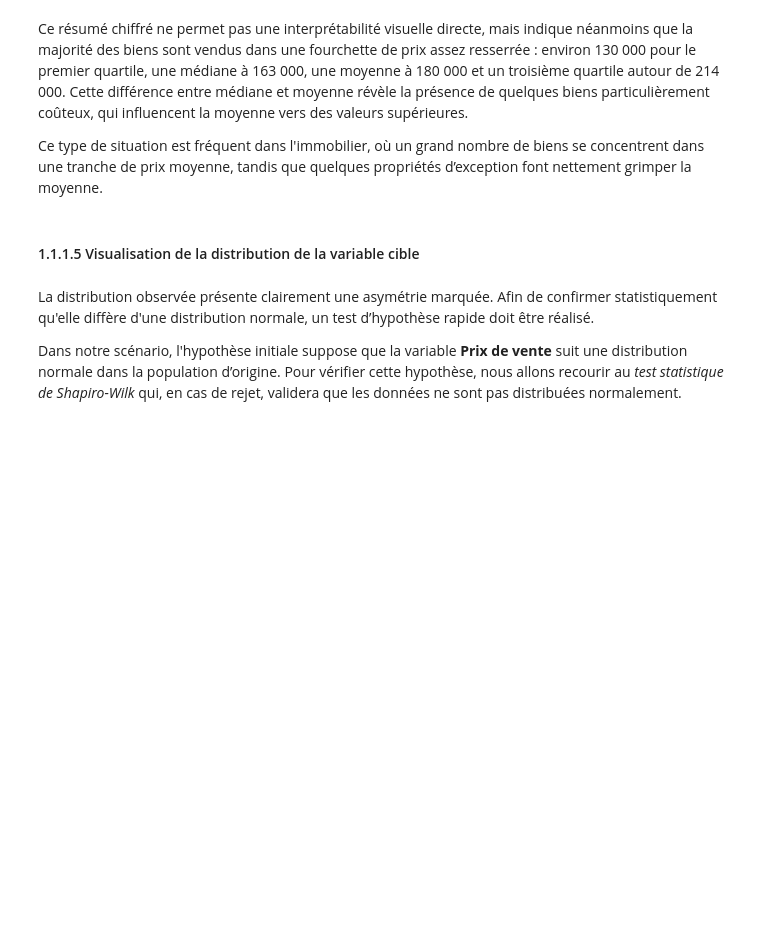
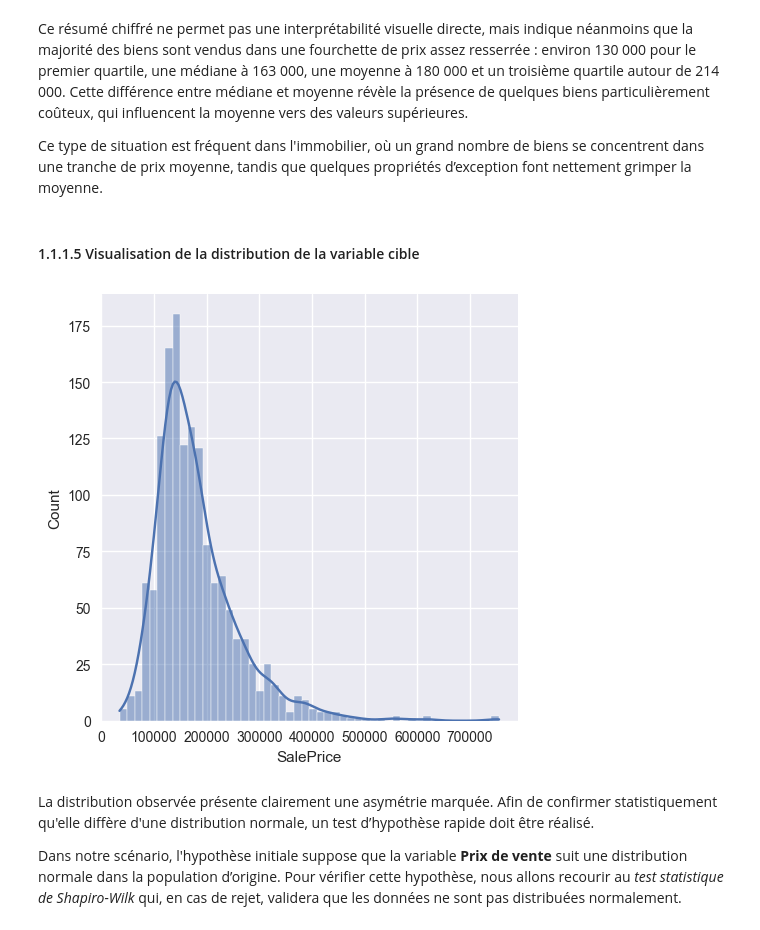
Before and after one commit to cutiips/OverfittingRepo, a Jupyter notebook: new-hope_cutiips.ipynb, the cells around one changed output. Cells and saved outputs as stored; diff of their text form; code cells hidden in the pictures; blank space fills up the shorter version.

```diff
--- a/new-hope_cutiips.ipynb
+++ b/new-hope_cutiips.ipynb
@@ -183,8 +190,10 @@ Ce type de situation est fréquent dans l'immobilier, où un grand nombre de bie
 #### 1.1.1.5 Visualisation de la distribution de la variable cible
 # %%
 # distribution plot with normal fit
-ax = sns.displot(data = train_raw['SalePrice'], kde=True)
+ax = sns.displot(data = train_raw['SalePrice'], kde=True, bins=50)
 plt.show()
+# %% [output]
+[figure, added]
 # %% [markdown]
 La distribution observée présente clairement une asymétrie marquée. Afin de confirmer statistiquement qu'elle diffère d'une distribution normale, un test d’hypothèse rapide doit être réalisé.
 
```
Also changed, not shown: parts of 8 cells of this notebook.
